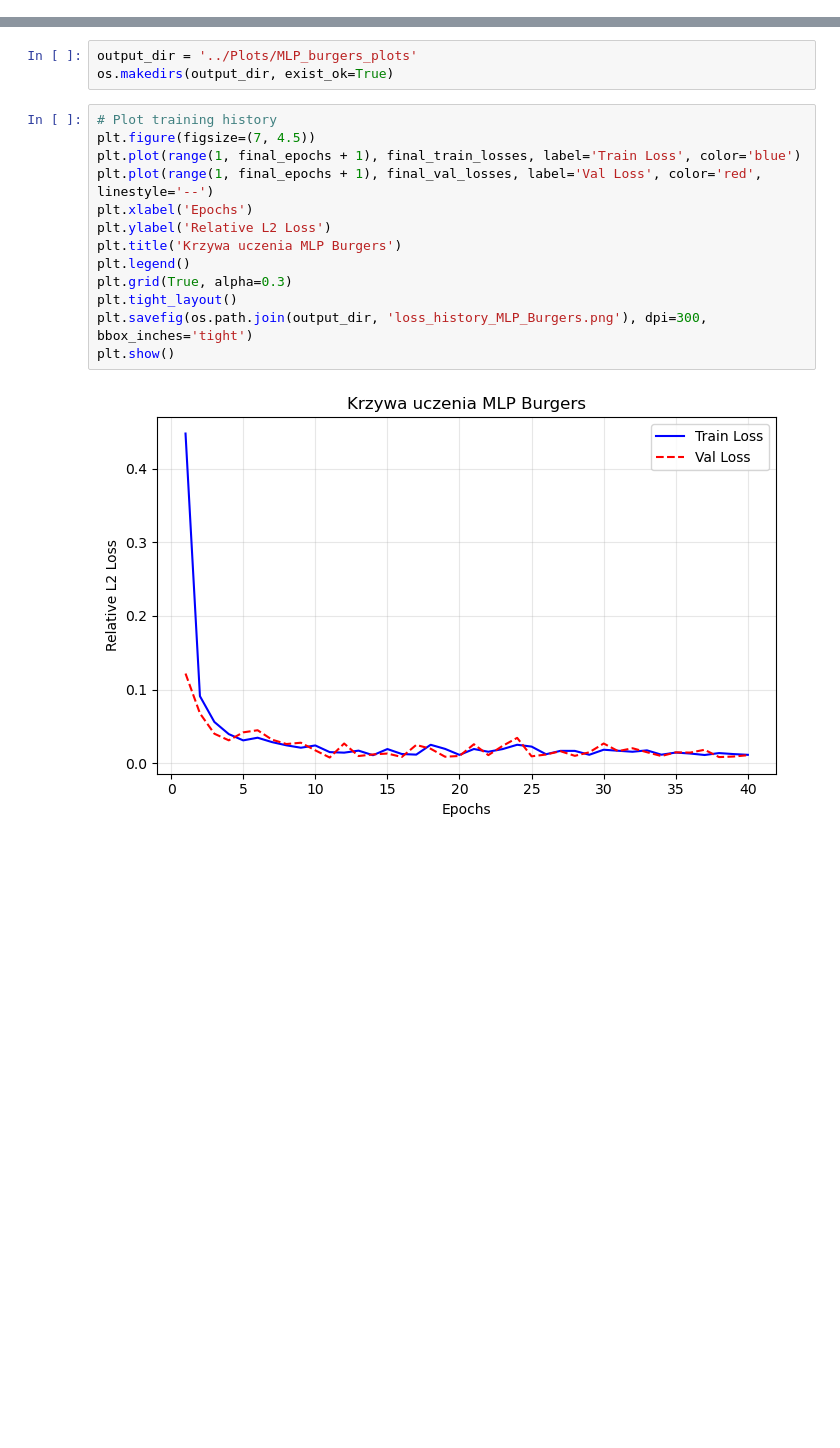
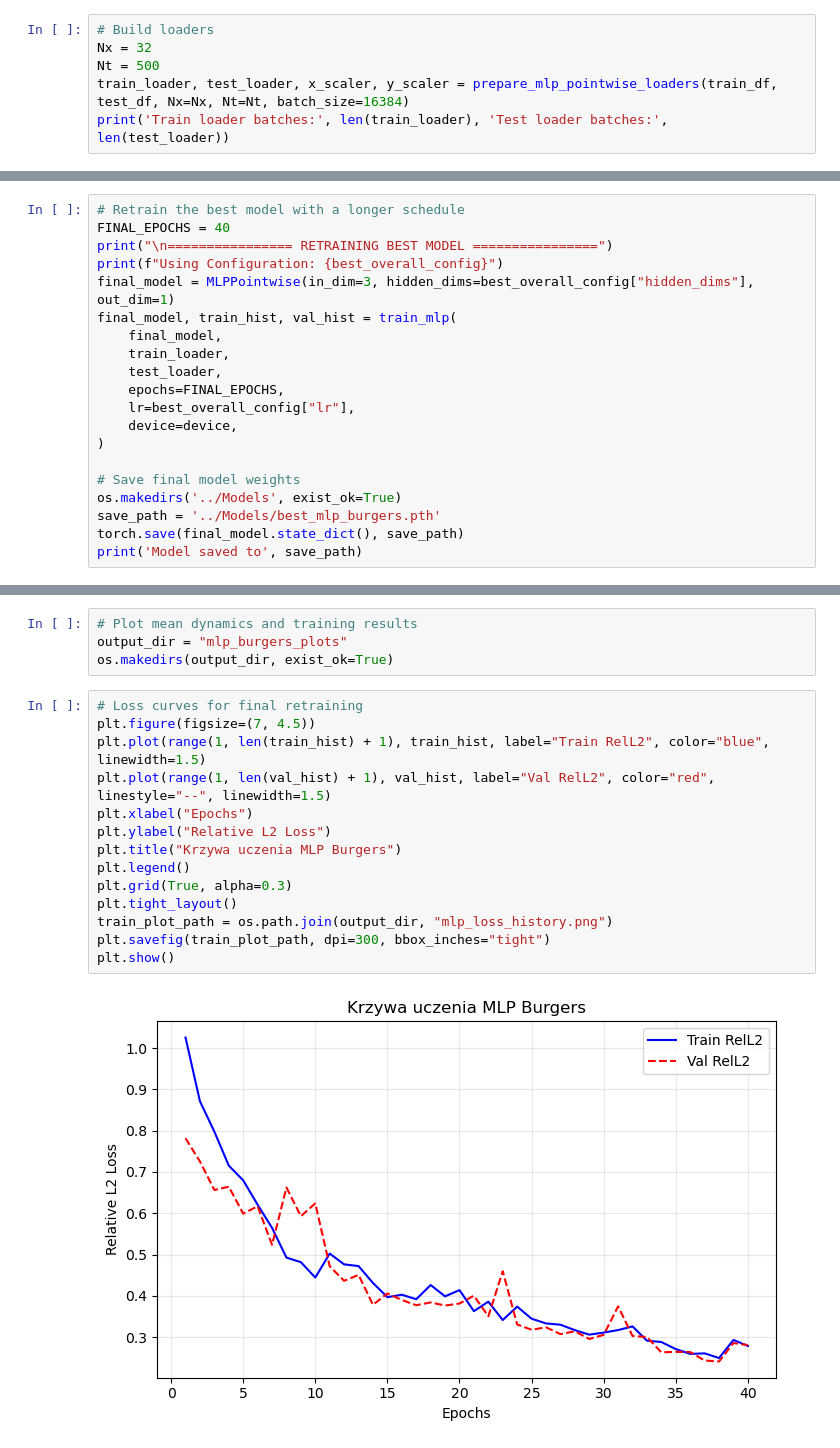
Before and after one commit to AntekBall/Approximating-Differential-Equation-Solution-Operators-with-Neural-Operators, a Jupyter notebook: Models/MLP_Burgers.ipynb, the cells around one changed output, grey strips where cells are left out. Drawn from its saved outputs; the diff is of its cells as text; blank space fills up the shorter version.

```diff
--- a/Models/MLP_Burgers.ipynb
+++ b/Models/MLP_Burgers.ipynb
@@ -61,0 +87,6 @@ Y_train shape: torch.Size([400, 16000])
+# %%
+# Build loaders
+Nx = 32
+Nt = 500
+train_loader, test_loader, x_scaler, y_scaler = prepare_mlp_pointwise_loaders(train_df, test_df, Nx=Nx, Nt=Nt, batch_size=16384)
+print('Train loader batches:', len(train_loader), 'Test loader batches:', len(test_loader))
@@ -185,0 +232,20 @@ Saved model to best_mlp_burgers.pth
+# %%
+# Retrain the best model with a longer schedule
+FINAL_EPOCHS = 40
+print("\n================ RETRAINING BEST MODEL ================")
+print(f"Using Configuration: {best_overall_config}")
+final_model = MLPPointwise(in_dim=3, hidden_dims=best_overall_config["hidden_dims"], out_dim=1)
+final_model, train_hist, val_hist = train_mlp(
+    final_model,
+    train_loader,
+    test_loader,
+    epochs=FINAL_EPOCHS,
+    lr=best_overall_config["lr"],
+    device=device,
+)
+
+# Save final model weights
+os.makedirs('../Models', exist_ok=True)
+save_path = '../Models/best_mlp_burgers.pth'
+torch.save(final_model.state_dict(), save_path)
+print('Model saved to', save_path)
@@ -186,18 +305,20 @@ Saved model to best_mlp_burgers.pth
 # %%
-output_dir = '../Plots/MLP_burgers_plots'
+# Plot mean dynamics and training results
+output_dir = "mlp_burgers_plots"
 os.makedirs(output_dir, exist_ok=True)
 # %%
-# Plot training history
+# Loss curves for final retraining
 plt.figure(figsize=(7, 4.5))
-plt.plot(range(1, final_epochs + 1), final_train_losses, label='Train Loss', color='blue')
-plt.plot(range(1, final_epochs + 1), final_val_losses, label='Val Loss', color='red', linestyle='--')
-plt.xlabel('Epochs')
-plt.ylabel('Relative L2 Loss')
-plt.title('Krzywa uczenia MLP Burgers')
+plt.plot(range(1, len(train_hist) + 1), train_hist, label="Train RelL2", color="blue", linewidth=1.5)
+plt.plot(range(1, len(val_hist) + 1), val_hist, label="Val RelL2", color="red", linestyle="--", linewidth=1.5)
+plt.xlabel("Epochs")
+plt.ylabel("Relative L2 Loss")
+plt.title("Krzywa uczenia MLP Burgers")
 plt.legend()
 plt.grid(True, alpha=0.3)
 plt.tight_layout()
-plt.savefig(os.path.join(output_dir, 'loss_history_MLP_Burgers.png'), dpi=300, bbox_inches='tight')
+train_plot_path = os.path.join(output_dir, "mlp_loss_history.png")
+plt.savefig(train_plot_path, dpi=300, bbox_inches="tight")
 plt.show()
 # %% [output]
-[figure, old version]
+[figure, new version]
```
Also changed, not shown: parts of 22 cells of this notebook, 16 other files.
